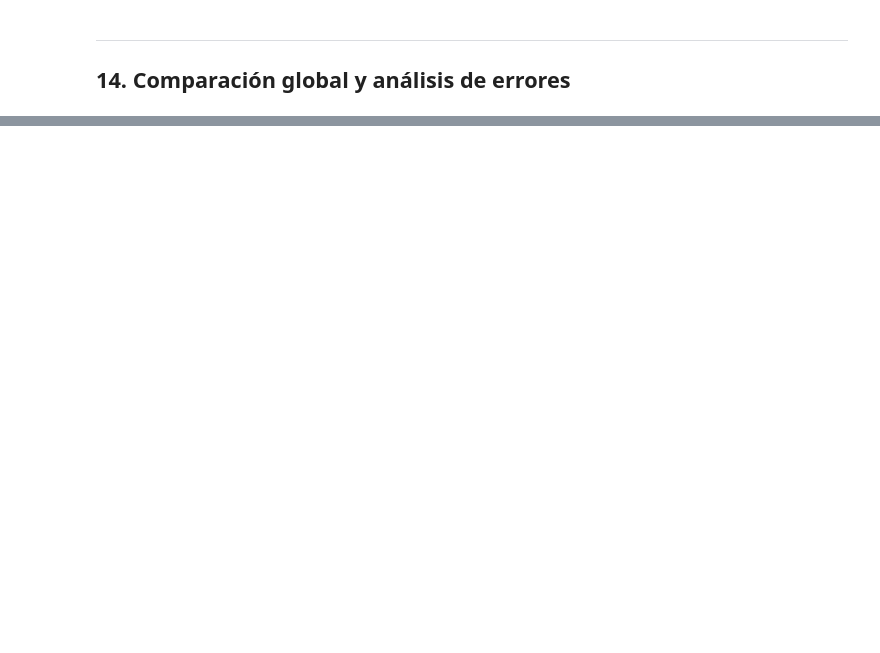
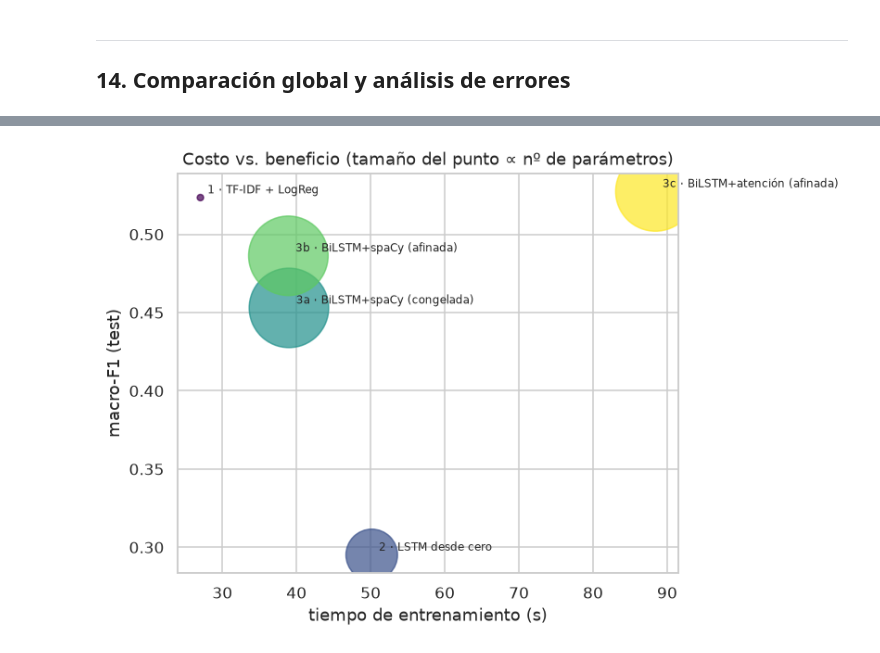
Before and after one commit to Aguado4/miniproyecto-1-nlp-Aguado-Cruz-Ramirez, a Jupyter notebook: notebooks/miniproyecto1_restmex.ipynb, the cells around one changed output, grey strips where cells are left out. Drawn from its saved outputs; the diff is of its cells as text; code cells hidden in the pictures; blank space fills up the shorter version.

```diff
--- a/notebooks/miniproyecto1_restmex.ipynb
+++ b/notebooks/miniproyecto1_restmex.ipynb
@@ -1903,0 +2341,21 @@ el notebook 3 del curso.
+# %%
+# =========================================================================
+# 11 · ¿Coincide la atención con el léxico distintivo del EDA §3.5?
+# =========================================================================
+fijar_semilla()
+top_atencion = Counter()
+muestra_idx = np.random.choice(SPLIT_A["test"], size=min(2000, len(SPLIT_A["test"])), replace=False)
+for i in muestra_idx:
+    texto_i = sub.iloc[i]["texto"]
+    _, toks, pesos = obtener_atencion(bilstm_atn, texto_i, vocab)
+    if len(toks) == 0:
+        continue
+    top_atencion[toks[int(np.argmax(pesos))]] += 1
+
+top20 = [w for w, _ in top_atencion.most_common(20)]
+interseccion_1 = set(top20) & set(LEXICO[1])
+interseccion_5 = set(top20) & set(LEXICO[5])
+print("Palabras a las que la atención dio más peso (top-1 por reseña, muestra de 2.000 reseñas de test):")
+print(top20)
+print(f"\nCoinciden con el léxico distintivo de 1★ (§3.5): {sorted(interseccion_1)}")
+print(f"Coinciden con el léxico distintivo de 5★ (§3.5): {sorted(interseccion_5)}")
@@ -2010,0 +2644,8 @@ nuestra implementación.
+# %%
+# =========================================================================
+# 14 · Tabla comparativa global
+# =========================================================================
+tabla_global = pd.DataFrame(RESULTADOS)[
+    ["modelo", "macro_f1", "accuracy", "mae", "qwk", "n_params", "segundos"]
+].round(4)
+display(tabla_global)
@@ -2010,0 +2661,14 @@ nuestra implementación.
+# %%
+# Gráfica costo (tiempo/parámetros) vs. beneficio (macro-F1).
+core = tabla_global[~tabla_global["modelo"].str.startswith("Baseline")].dropna(subset=["n_params"])
+fig, ax = plt.subplots(figsize=(7.5, 5))
+ax.scatter(core["segundos"], core["macro_f1"], s=core["n_params"] / 3000, alpha=0.7,
+          c=range(len(core)), cmap="viridis")
+for _, r in core.iterrows():
+    ax.annotate(r["modelo"], (r["segundos"], r["macro_f1"]), fontsize=8,
+               xytext=(5, 3), textcoords="offset points")
+ax.set_xlabel("tiempo de entrenamiento (s)"); ax.set_ylabel("macro-F1 (test)")
+ax.set_title("Costo vs. beneficio (tamaño del punto ∝ nº de parámetros)")
+plt.tight_layout(); plt.show()
+# %% [output]
+[figure, added]
```
Also changed, not shown: parts of 83 cells of this notebook, 5 other files.
